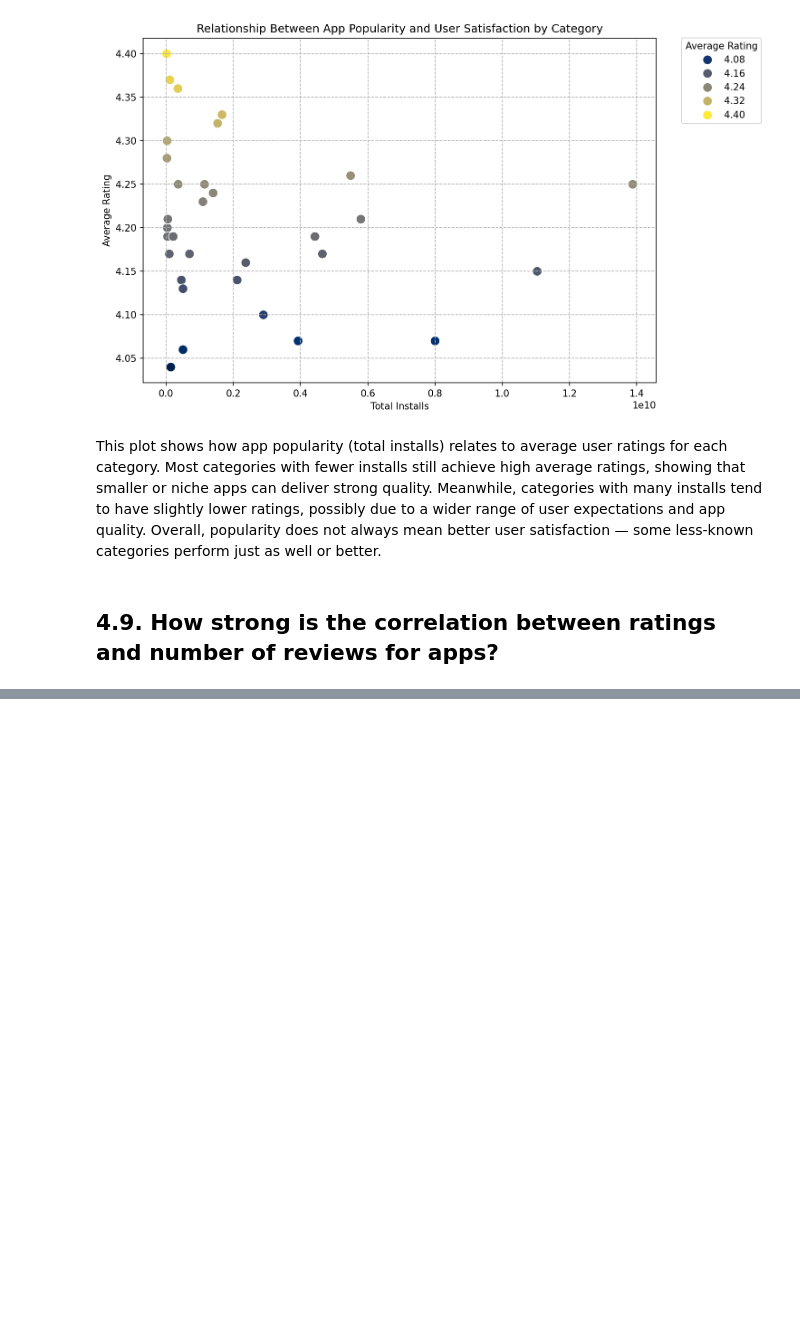
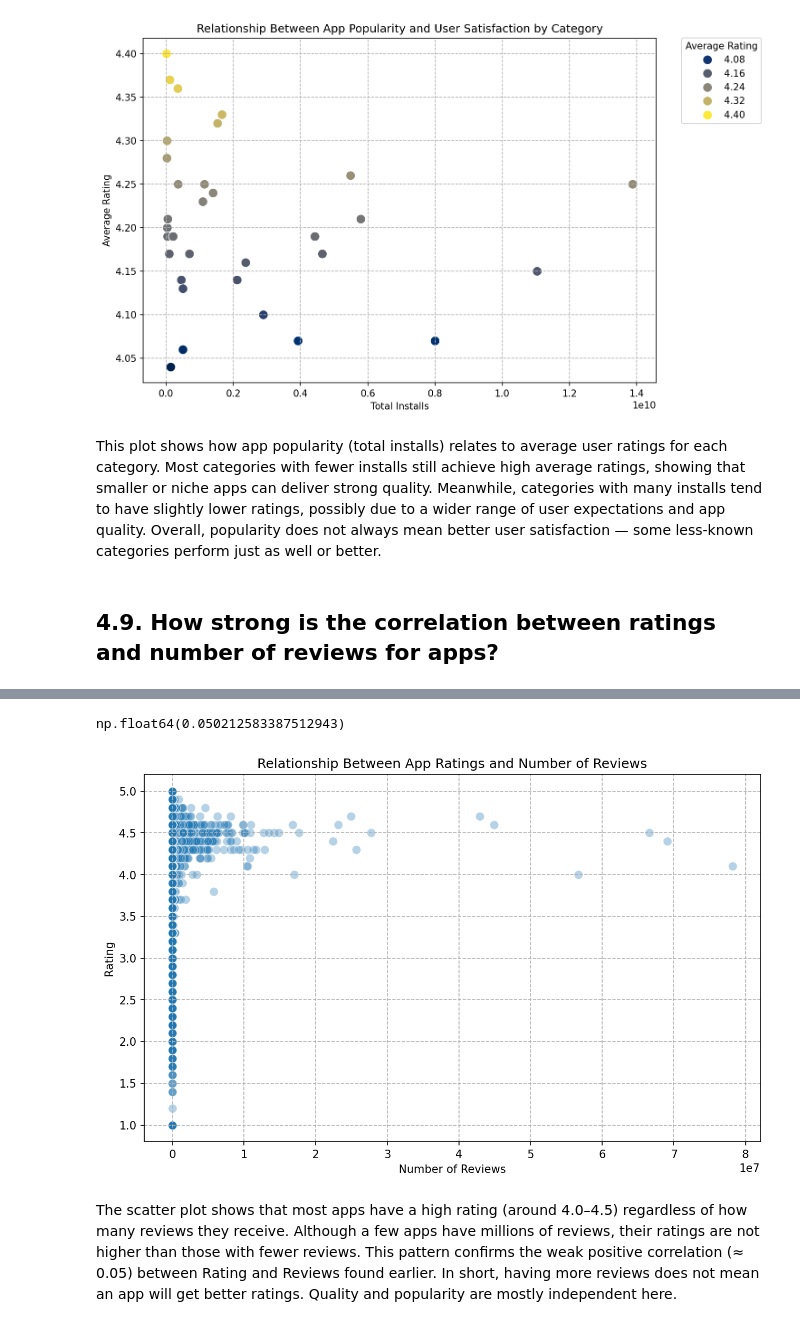
Before and after one commit to emredemirbas/google-playstore-eda, a Jupyter notebook: google_play_store_eda.ipynb, the cells around one changed output, grey strips where cells are left out. Saved outputs shown, nothing was run; the diff lists cells and outputs as text; code cells hidden in the pictures; blank space fills up the shorter version.

Commit message:
Update google_play_store_eda.ipynb
Relationship between app ratings and number of reviews is investigated.

```diff
--- a/google_play_store_eda.ipynb
+++ b/google_play_store_eda.ipynb
@@ -1327,0 +1345,21 @@ Overall, popularity does not always mean better user satisfaction — some less-
+# %%
+# extract the correlation between ratings and number of reviews from correlation matrix
+correlation_rating_vs_reviews = correlation_matrix["Rating"].sort_values(ascending=False).loc["Reviews"]
+correlation_rating_vs_reviews
+# %% [output]
+np.float64(0.050212583387512943)
+# %%
+plt.figure(figsize=(10,6), dpi=150)
+sns.scatterplot(
+    data=google_play_store_df,
+    x="Reviews", y="Rating",
+    alpha=0.33, s=60
+)
+plt.title("Relationship Between App Ratings and Number of Reviews")
+plt.xlabel("Number of Reviews")
+plt.ylabel("Rating")
+plt.grid(True, ls="--")
+# %% [output]
+[figure, added]
+# %% [markdown]
+The scatter plot shows that most apps have a high rating (around 4.0–4.5) regardless of how many reviews they receive. Although a few apps have millions of reviews, their ratings are not higher than those with fewer reviews. This pattern confirms the weak positive correlation (≈ 0.05) between Rating and Reviews found earlier. In short, having more reviews does not mean an app will get better ratings. Quality and popularity are mostly independent here.
```
Also changed, not shown: parts of 3 cells of this notebook.
